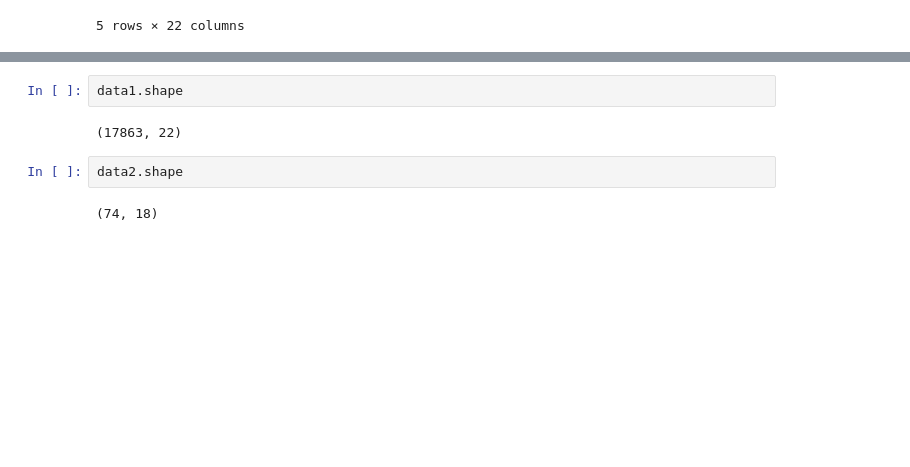
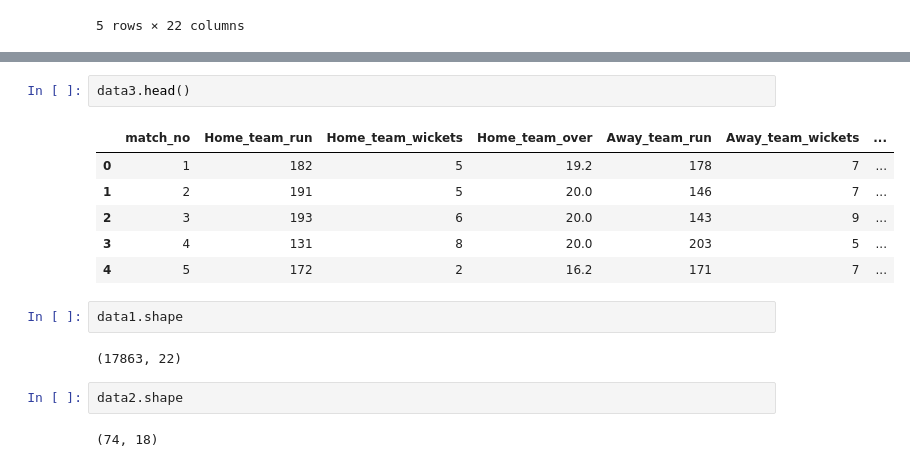
Before and after one commit to Rounak396/ipl_score_prediction_and_analysis, a Jupyter notebook: 2. 2023 IPL Data Analysis/1.ipl_2023_ball_by_ball_analysis.ipynb, the cells around one changed output, grey strips where cells are left out. Saved outputs shown, nothing was run; the diff lists cells and outputs as text; blank space fills up the shorter version.

```diff
--- a/2. 2023 IPL Data Analysis/1.ipl_2023_ball_by_ball_analysis.ipynb
+++ b/2. 2023 IPL Data Analysis/1.ipl_2023_ball_by_ball_analysis.ipynb
@@ -59,6 +74,15 @@ data2.head()
 | 2 | 2023 | Lucknow Super Giants | Delhi Capitals | 2023/04/01 | 3 | Bharat Ratna Shri Atal Bihari Vaj... | Lucknow | Delhi Capitals | field | ... |
 | 3 | 2023 | Rajasthan Royals | Sunrisers Hyderabad | 2023/04/02 | 4 | Rajiv Gandhi International Stadium | Hyderabad | Sunrisers Hyderabad | field | ... |
 | 4 | 2023 | Mumbai Indians | Royal Challengers Bangalore | 2023/04/02 | 5 | M Chinnaswamy Stadium | Bengaluru | Royal Challengers Bangalore | field | ... |
+# %%
+data3.head()
+# %% [output]
+|  | match_no | Home_team_run | Home_team_wickets | Home_team_over | Away_team_run | Away_team_wickets | ... |
+| 0 | 1 | 182 | 5 | 19.2 | 178 | 7 | ... |
+| 1 | 2 | 191 | 5 | 20.0 | 146 | 7 | ... |
+| 2 | 3 | 193 | 6 | 20.0 | 143 | 9 | ... |
+| 3 | 4 | 131 | 8 | 20.0 | 203 | 5 | ... |
+| 4 | 5 | 172 | 2 | 16.2 | 171 | 7 | ... |
 # %%
 data1.shape
 # %% [output]
```
Also changed, not shown: parts of 6 cells of this notebook, 1 other file.
